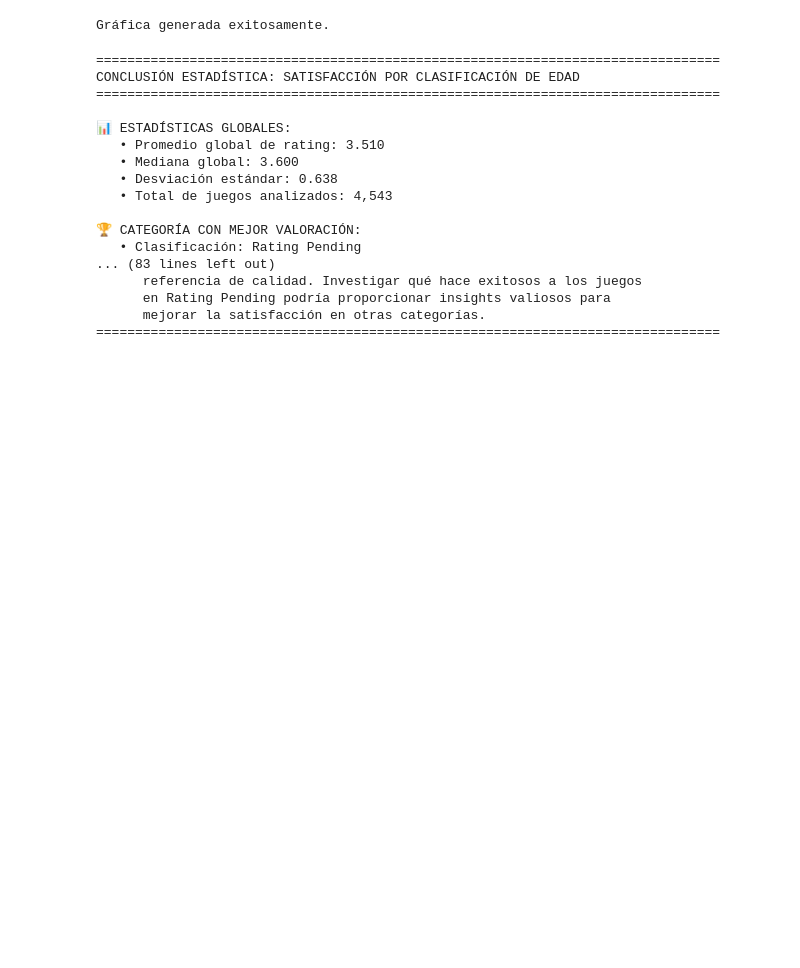
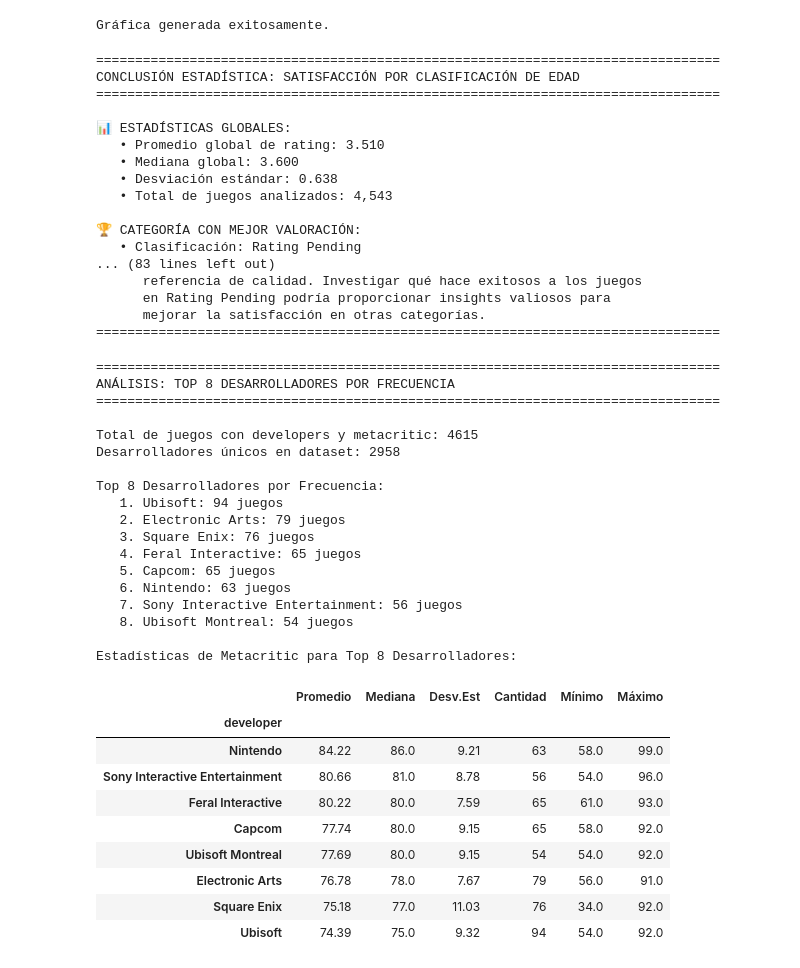
Before and after one commit to ericrodriguezdev/introduccion-progrmacion-cientifica-, a Jupyter notebook: notebook/descriptive_analysis.ipynb, the cells around one changed output. Drawn from its saved outputs; the diff is of its cells as text; code cells hidden in the pictures; blank space fills up the shorter version.

```diff
--- a/notebook/descriptive_analysis.ipynb
+++ b/notebook/descriptive_analysis.ipynb
@@ -660,3 +660,81 @@ CONCLUSIÓN ESTADÍSTICA: SATISFACCIÓN POR CLASIFICACIÓN DE EDAD
       en Rating Pending podría proporcionar insights valiosos para
       mejorar la satisfacción en otras categorías.
 ================================================================================
+# %%
+# Análisis de los 8 desarrolladores principales
+print('\n' + '='*80)
+print('ANÁLISIS: TOP 8 DESARROLLADORES POR FRECUENCIA')
+print('='*80)
+
+# Filtrar datos con developers válidos y metacritic válido
+df_developers = df[df['developers'].notna() & df['metacritic'].notna()].copy()
+df_developers = df_developers[df_developers['metacritic'] > 0]
+
+print(f'\nTotal de juegos con developers y metacritic: {len(df_developers)}')
+
+# Expandir desarrolladores (separados por ||)
+developers_list = []
+for idx, row in df_developers.iterrows():
+    devs = str(row['developers']).split('||')
+    for dev in devs:
+        dev = dev.strip()
+        if dev:
+            developers_list.append({
+                'developer': dev,
+                'metacritic': row['metacritic'],
+                'name': row['name'],
+                'rating': row['rating']
+            })
+
+df_devs_expanded = pd.DataFrame(developers_list)
+
+# Contar frecuencia de desarrolladores
+dev_counts = df_devs_expanded['developer'].value_counts()
+top_8_devs = dev_counts.head(8)
+
+print(f'Desarrolladores únicos en dataset: {df_devs_expanded["developer"].nunique()}')
+print(f'\nTop 8 Desarrolladores por Frecuencia:')
+for rank, (dev, count) in enumerate(top_8_devs.items(), 1):
+    print(f'   {rank}. {dev}: {count} juegos')
+
+# Filtrar datos para los top 8 desarrolladores
+df_top8_devs = df_devs_expanded[df_devs_expanded['developer'].isin(top_8_devs.index)].copy()
+
+# Calcular estadísticas de metacritic para cada desarrollador
+dev_stats = df_top8_devs.groupby('developer')['metacritic'].agg([
+    'mean', 'median', 'std', 'count', 'min', 'max'
+]).round(2)
+dev_stats.columns = ['Promedio', 'Mediana', 'Desv.Est', 'Cantidad', 'Mínimo', 'Máximo']
+dev_stats = dev_stats.sort_values('Promedio', ascending=False)
+
+print(f'\nEstadísticas de Metacritic para Top 8 Desarrolladores:')
+display(dev_stats)
+# %% [output]
+================================================================================
+ANÁLISIS: TOP 8 DESARROLLADORES POR FRECUENCIA
+================================================================================
+
+Total de juegos con developers y metacritic: 4615
+Desarrolladores únicos en dataset: 2958
+
+Top 8 Desarrolladores por Frecuencia:
+   1. Ubisoft: 94 juegos
+   2. Electronic Arts: 79 juegos
+   3. Square Enix: 76 juegos
+   4. Feral Interactive: 65 juegos
+   5. Capcom: 65 juegos
+   6. Nintendo: 63 juegos
+   7. Sony Interactive Entertainment: 56 juegos
+   8. Ubisoft Montreal: 54 juegos
+
+Estadísticas de Metacritic para Top 8 Desarrolladores:
+|  | Promedio | Mediana | Desv.Est | Cantidad | Mínimo | Máximo |
+| developer |  |  |  |  |  |  |
+| Nintendo | 84.22 | 86.0 | 9.21 | 63 | 58.0 | 99.0 |
+| Sony Interactive Entertainment | 80.66 | 81.0 | 8.78 | 56 | 54.0 | 96.0 |
+| Feral Interactive | 80.22 | 80.0 | 7.59 | 65 | 61.0 | 93.0 |
+| Capcom | 77.74 | 80.0 | 9.15 | 65 | 58.0 | 92.0 |
+| Ubisoft Montreal | 77.69 | 80.0 | 9.15 | 54 | 54.0 | 92.0 |
+| Electronic Arts | 76.78 | 78.0 | 7.67 | 79 | 56.0 | 91.0 |
+| Square Enix | 75.18 | 77.0 | 11.03 | 76 | 34.0 | 92.0 |
+| Ubisoft | 74.39 | 75.0 | 9.32 | 94 | 54.0 | 92.0 |
```
Also changed, not shown: parts of 2 cells of this notebook.
